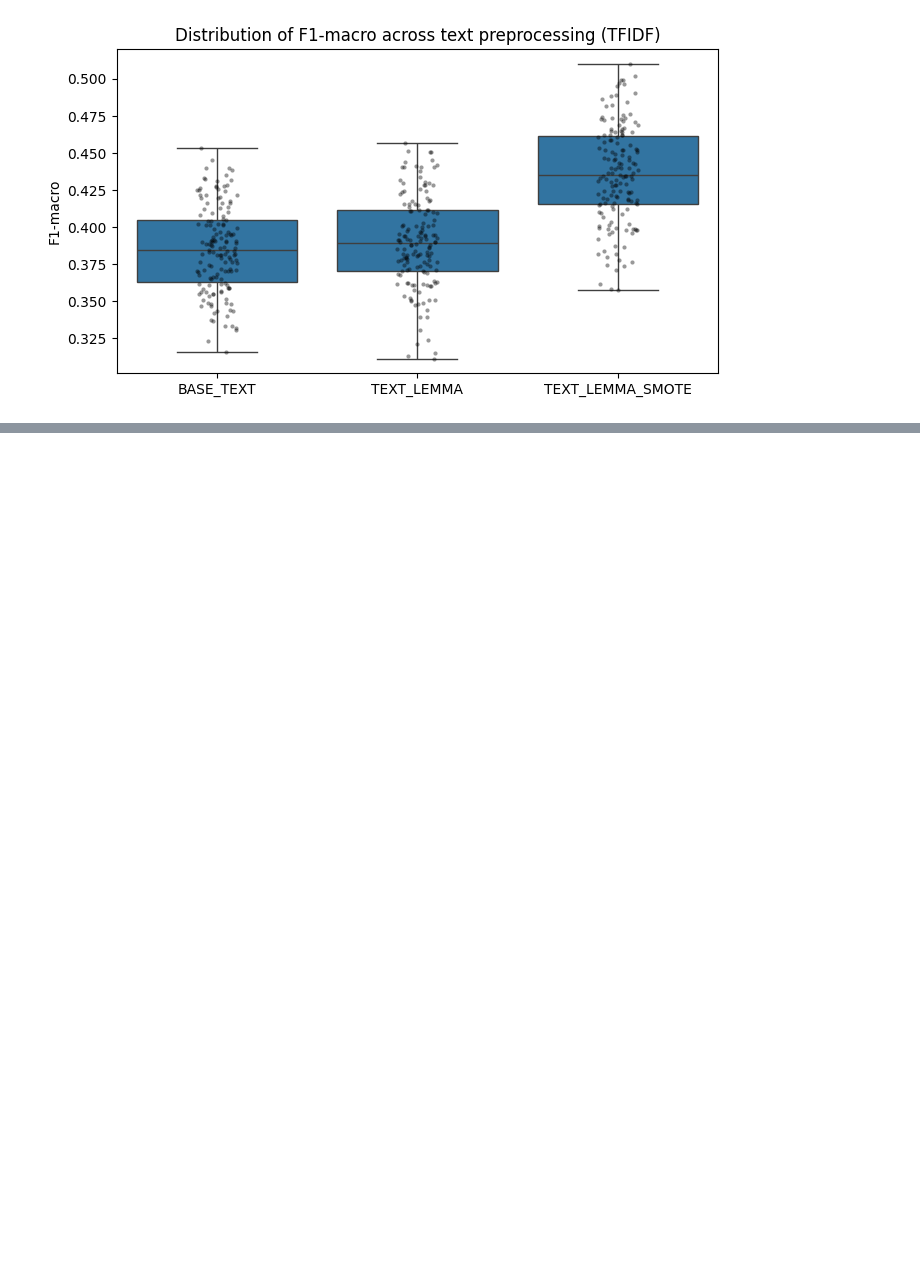
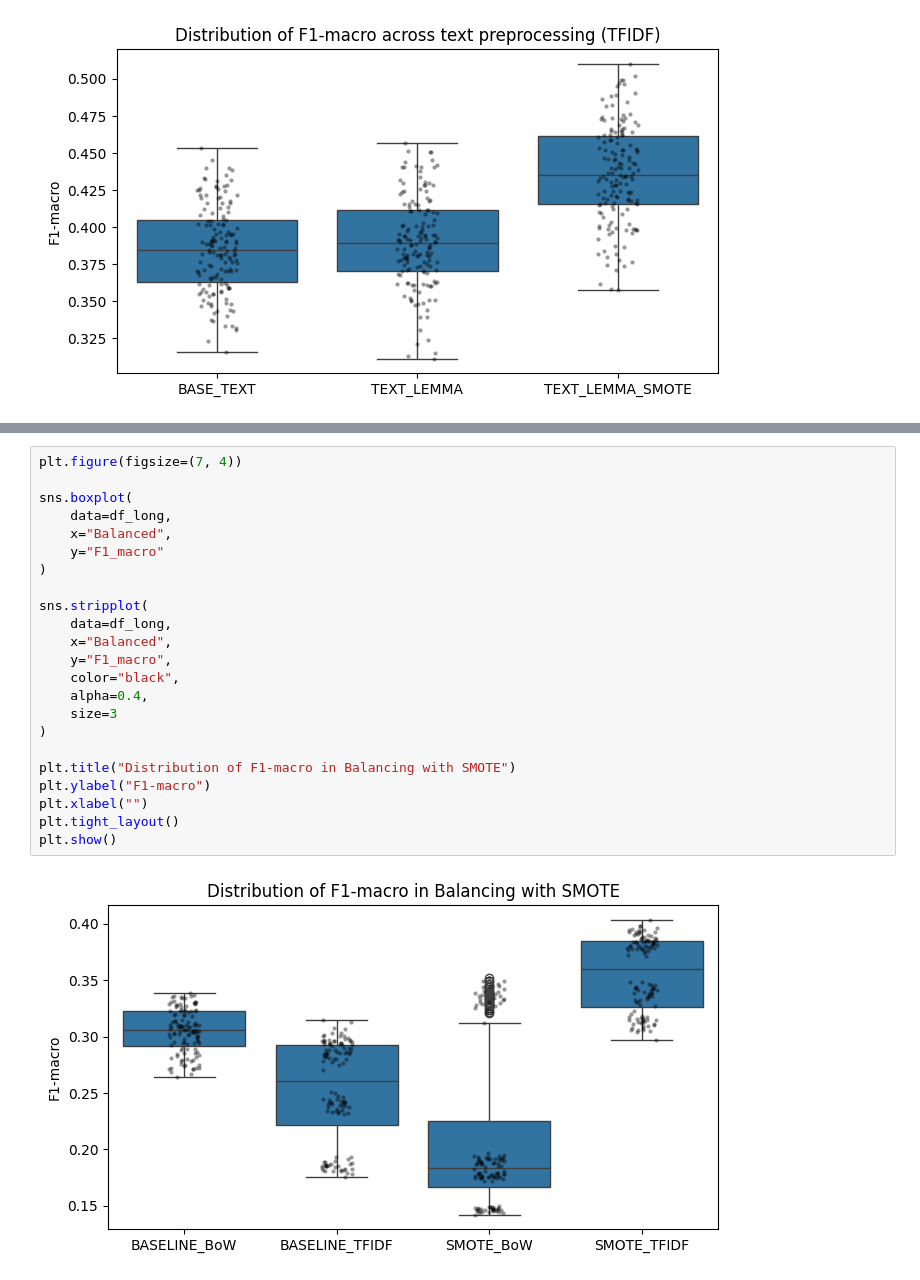
Before and after one commit to LuanBarbs/tcc-emotion-detection-nlp, a Jupyter notebook: src/balanced/balanced_significance.ipynb, the cells around one changed output, grey strips where cells are left out. Drawn from its saved outputs; the diff is of its cells as text; blank space fills up the shorter version.

```diff
--- a/src/balanced/balanced_significance.ipynb
+++ b/src/balanced/balanced_significance.ipynb
@@ -217,0 +287,25 @@ plt.show()
+# %%
+plt.figure(figsize=(7, 4))
+
+sns.boxplot(
+    data=df_long,
+    x="Balanced",
+    y="F1_macro"
+)
+
+sns.stripplot(
+    data=df_long,
+    x="Balanced",
+    y="F1_macro",
+    color="black",
+    alpha=0.4,
+    size=3
+)
+
+plt.title("Distribution of F1-macro in Balancing with SMOTE")
+plt.ylabel("F1-macro")
+plt.xlabel("")
+plt.tight_layout()
+plt.show()
+# %% [output]
+[figure, added]
```
Also changed, not shown: parts of 3 cells of this notebook, 1 other file.
